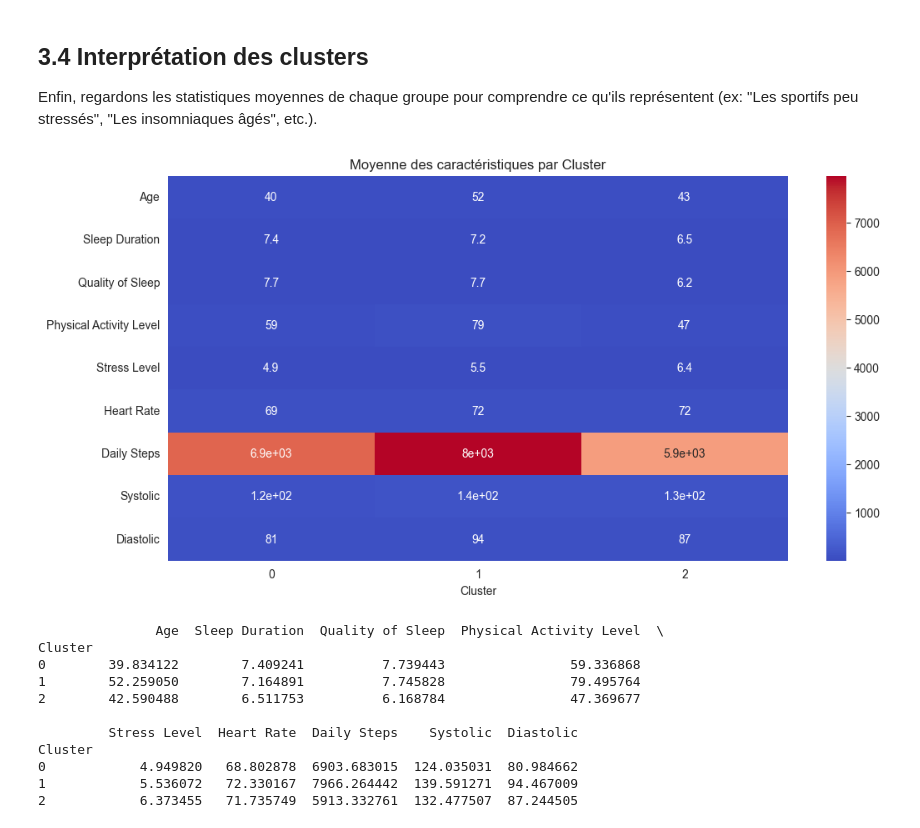
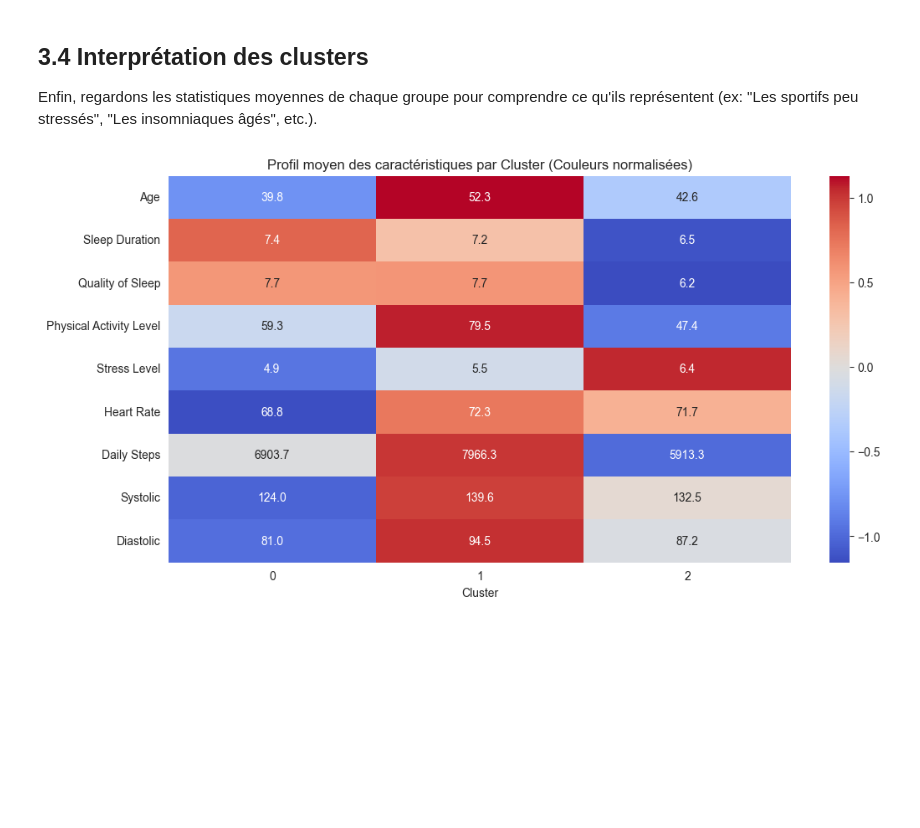
Before and after one commit to marvynlevin/sleepDeprivation, a Jupyter notebook: P1sleepDeprivation.ipynb, the cells around one changed output. Cells and saved outputs as stored; diff of their text form; code cells hidden in the pictures; blank space fills up the shorter version.

```diff
--- a/P1sleepDeprivation.ipynb
+++ b/P1sleepDeprivation.ipynb
@@ -220,27 +220,18 @@ plt.show()
 
 Enfin, regardons les statistiques moyennes de chaque groupe pour comprendre ce qu'ils représentent (ex: "Les sportifs peu stressés", "Les insomniaques âgés", etc.).
 # %%
-# Analyse des moyennes par cluster pour les variables numériques
+# 3. Interprétation des clusters
 cluster_analysis = df.groupby('Cluster')[numeric_features].mean()
 
-# Affichage avec une heatmap pour faciliter la lecture (normalisée par colonne pour comparer)
+# On normalise les données juste pour l'affichage (Standardisation)
+# (Valeur - Moyenne) / Ecart-type
+cluster_analysis_scaled = (cluster_analysis - cluster_analysis.mean()) / cluster_analysis.std()
+
+# Affichage de la Heatmap CORRIGÉE
 plt.figure(figsize=(12, 6))
-sns.heatmap(cluster_analysis.T, annot=True, cmap='coolwarm')
-plt.title('Moyenne des caractéristiques par Cluster')
+# On utilise les données "scaled" pour les couleurs, mais on affiche les vrais chiffres (cluster_analysis) dans les cases
+sns.heatmap(cluster_analysis_scaled.T, annot=cluster_analysis.T, cmap='coolwarm', fmt=".1f")
+plt.title('Profil moyen des caractéristiques par Cluster (Couleurs normalisées)')
 plt.show()
-
-# Afficher quelques statistiques descriptives textuelles
-print(cluster_analysis)
 # %% [output]
-[figure, old version]
+[figure, new version]
-               Age  Sleep Duration  Quality of Sleep  Physical Activity Level  \
-Cluster
-0        39.834122        7.409241          7.739443                59.336868
-1        52.259050        7.164891          7.745828                79.495764
-2        42.590488        6.511753          6.168784                47.369677
-
-         Stress Level  Heart Rate  Daily Steps    Systolic  Diastolic
-Cluster
-0            4.949820   68.802878  6903.683015  124.035031  80.984662
-1            5.536072   72.330167  7966.264442  139.591271  94.467009
-2            6.373455   71.735749  5913.332761  132.477507  87.244505
```
Also changed, not shown: parts of 1 cell of this notebook.
